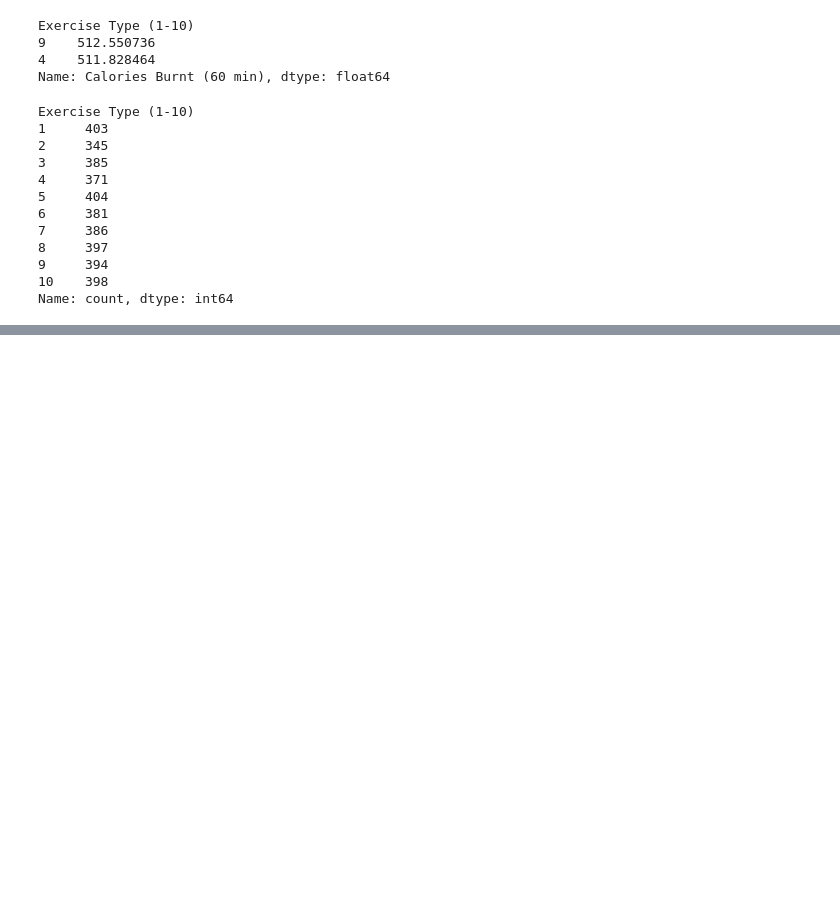
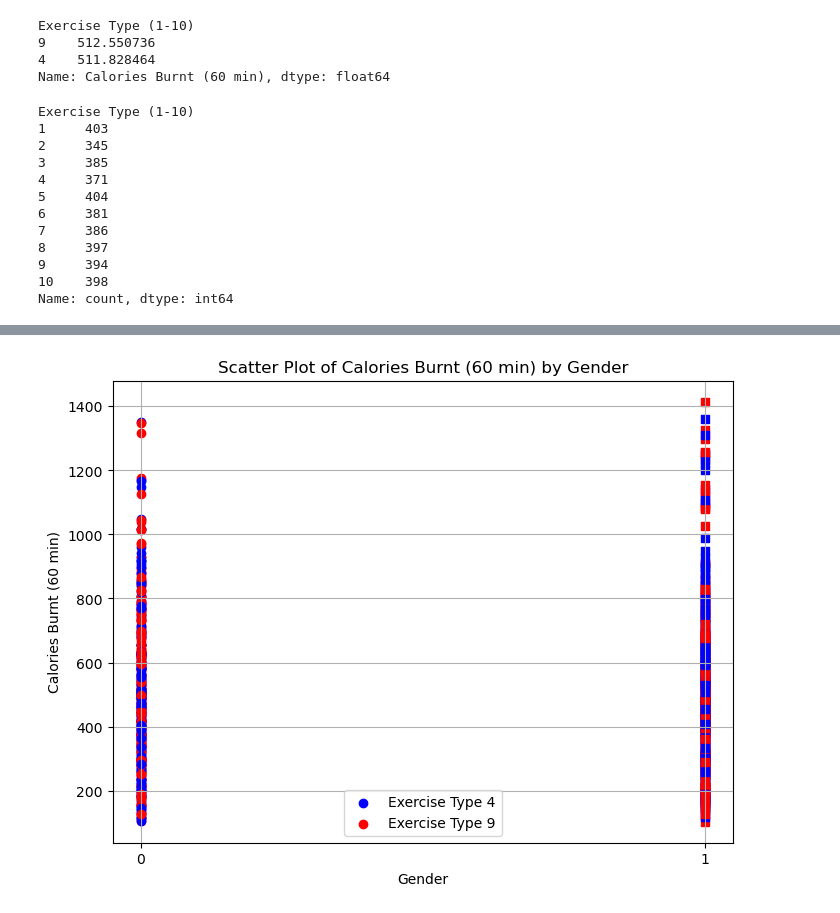
Before and after one commit to Zoouri/Project-3---Group-3, a Jupyter notebook: main_codes.ipynb, the cells around one changed output, grey strips where cells are left out. Saved outputs shown, nothing was run; the diff lists cells and outputs as text; code cells hidden in the pictures; blank space fills up the shorter version.

```diff
--- a/main_codes.ipynb
+++ b/main_codes.ipynb
@@ -442,0 +563,23 @@ exercise_count_per_gender_sorted
+# %%
+# Create a scatter plot with Matplotlib for exercise 4 & 9 for each gender
+plt.figure(figsize=(8, 6))
+
+# Iterate over the filtered data and plot each point
+for index, row in updated_df_round_exe_filtered.iterrows():
+    # Define marker shape based on gender
+    marker = 'o' if row['Gender'] == 0 else 's'
+    # Define marker color based on exercise type
+    color = 'blue' if row['Exercise Type (1-10)'] == 4 else 'red'
+    # Plot the point
+    plt.scatter(row['Gender'], row['Calories Burnt (60 min)'], color=color, marker=marker)
+
+
+plt.xticks([0, 1])
+plt.legend(['Exercise Type 4', 'Exercise Type 9'])
+plt.ylabel('Calories Burnt (60 min)')
+plt.xlabel('Gender')
+plt.title('Scatter Plot of Calories Burnt (60 min) by Gender')
+plt.grid(True)
+plt.show()
+# %% [output]
+[figure, added]
```
Also changed, not shown: parts of 13 cells of this notebook, 4 other files.
